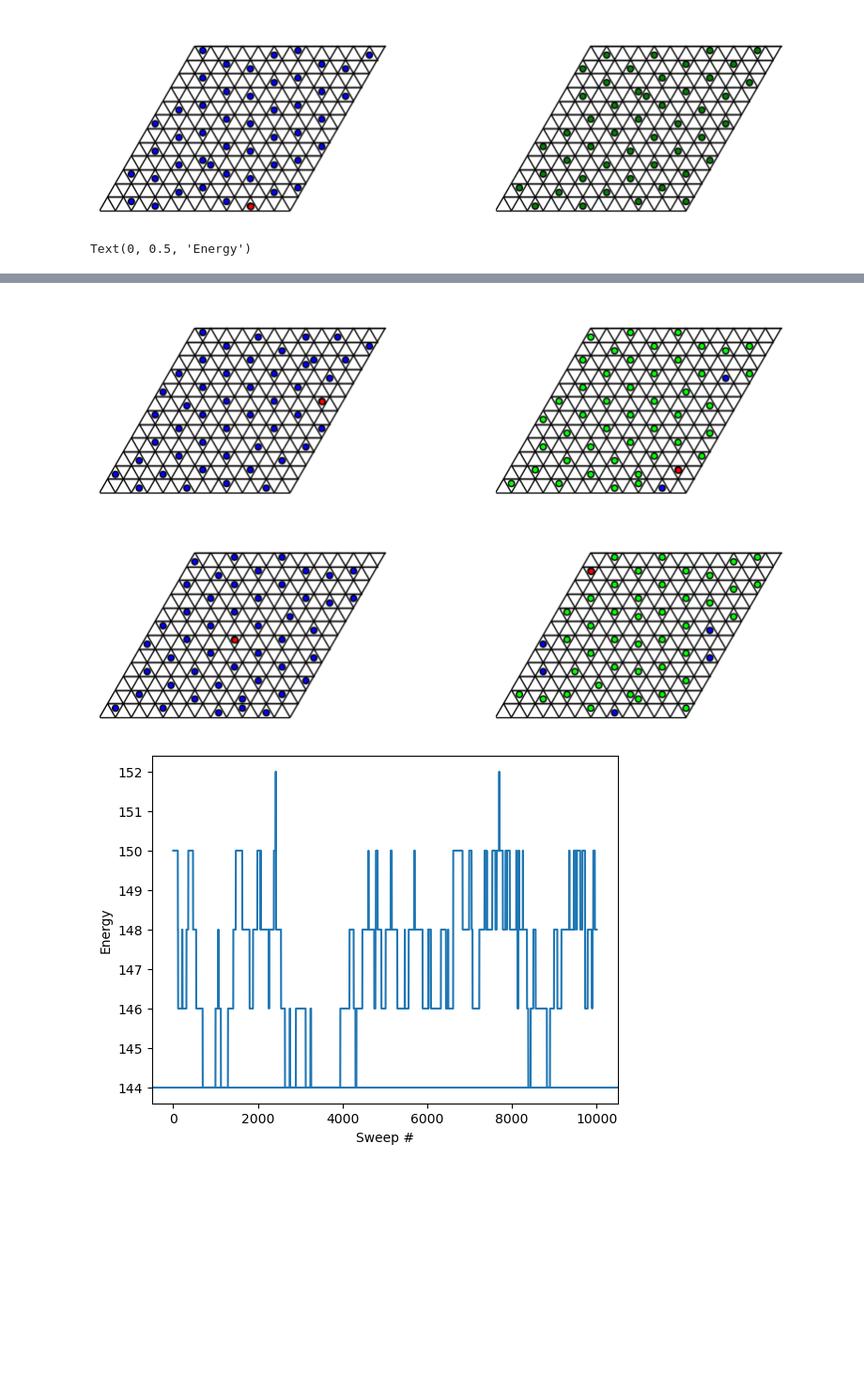
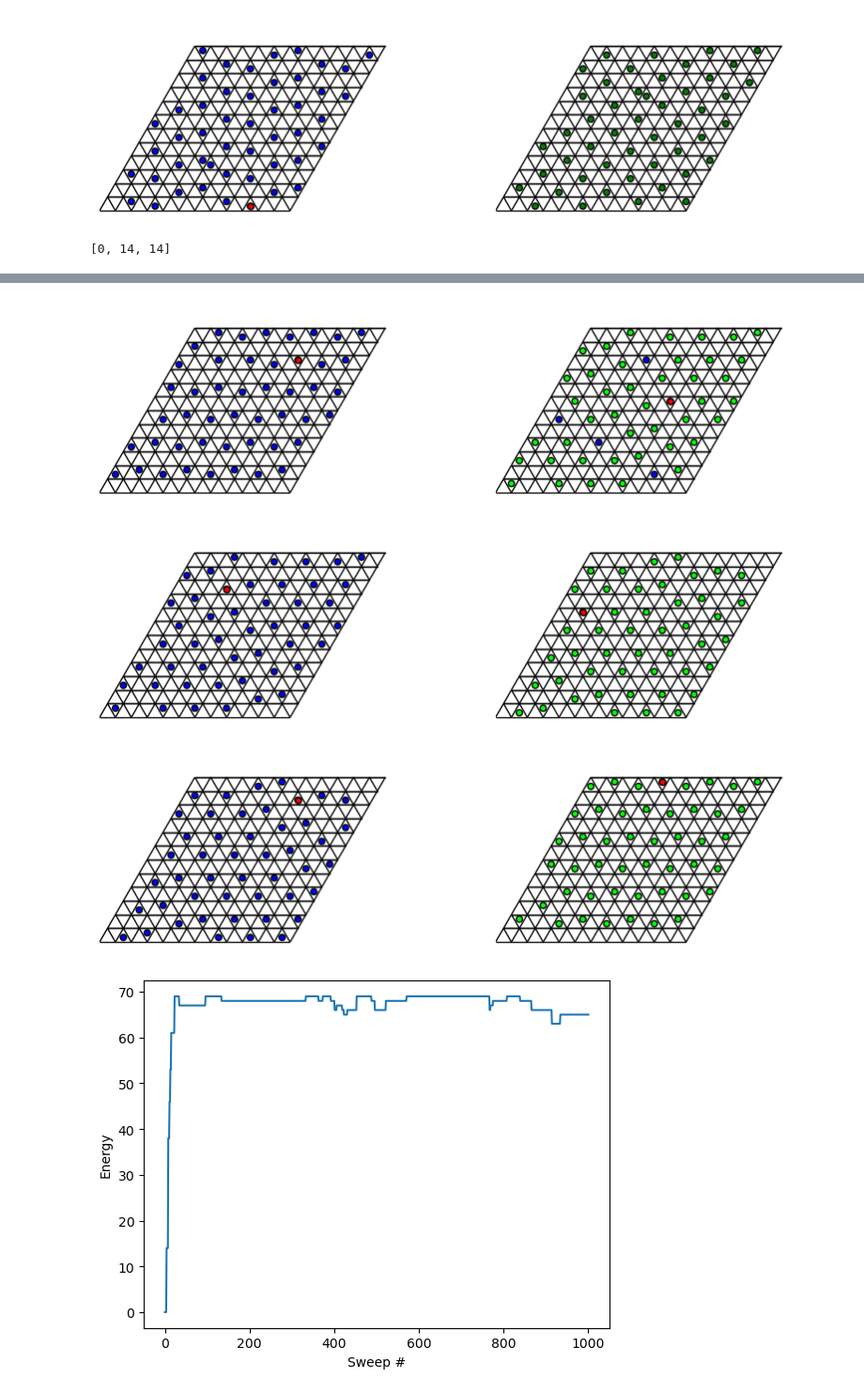
Before and after one commit to KimGroup/trimer-tbg, a Jupyter notebook: mc/pocketpytest.ipynb, the cells around one changed output, grey strips where cells are left out. Shown at 94% size. Cells and saved outputs as stored; diff of their text form; code cells hidden in the pictures; blank space fills up the shorter version.

```diff
--- a/mc/pocketpytest.ipynb
+++ b/mc/pocketpytest.ipynb
@@ -49,26 +49,26 @@ for i in range(0, pocket.height, 3):
         pos.append((i+1, j+1, 0))
         pos.append((i+2, j+2, 0))
 pos.remove((0, 0, 0))
-pos.append((1, 1, 1))
 
 sample = (pos, pocket.gen_occ(pos))
 
 random.seed(0)
 
 energies = []
-energies.append(pocket.cluster_energy(sample))
-for i in range(10000):
-    if 60 > i > 50:
+energies.append(pocket.j4_energy(sample))
+for i in range(1000):
+    if 910 > i >= 900:
         fig, ax = plt.subplots(1, 2, figsize=[10, 4])
-        sample, _ = pocket.pocket_move(sample, cascade_probability=0.999, axes=ax)
+        sample, _ = pocket.pocket_move(sample, axes=ax, j4_parameter=-1)
     else:
-        sample, _ = pocket.pocket_move(sample, cascade_probability=0.999)
-    energies.append(pocket.cluster_energy(sample))
+        sample, _ = pocket.pocket_move(sample, j4_parameter=-1)
+    energies.append(pocket.j4_energy(sample))
 
 plt.figure()
 plt.plot(energies)
-plt.axhline(4 * 4 * 3 * 3)
 plt.xlabel("Sweep #")
 plt.ylabel("Energy")
+
+print(energies[3:6])
 # %% [output]
-Text(0, 0.5, 'Energy')
+[0, 14, 14]
@@ -82,3 +82,4 @@ Text(0, 0.5, 'Energy')
-[figure, old version]
+[figure, new version]
-[figure, old version]
+[figure, new version]
-[figure, old version]
+[figure, new version]
+[figure, added]
```
Also changed, not shown: parts of 1 cell of this notebook, 3 other files.
